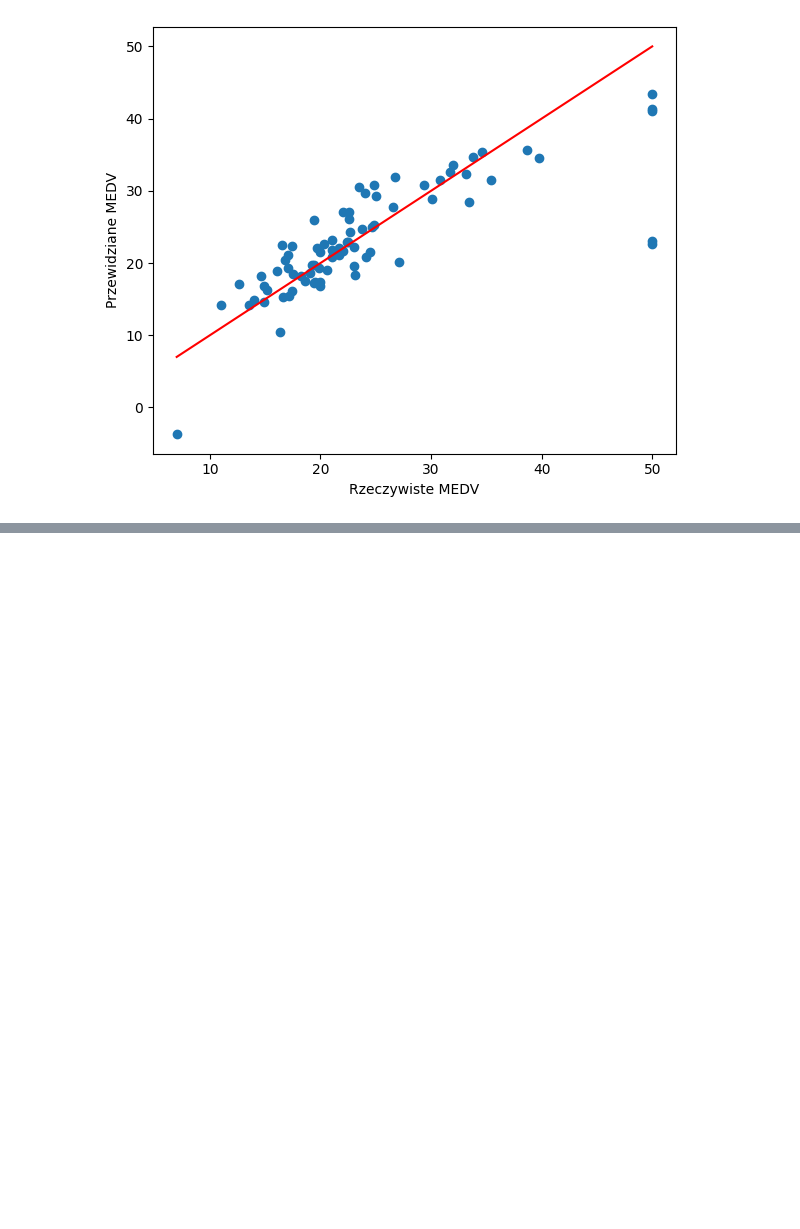
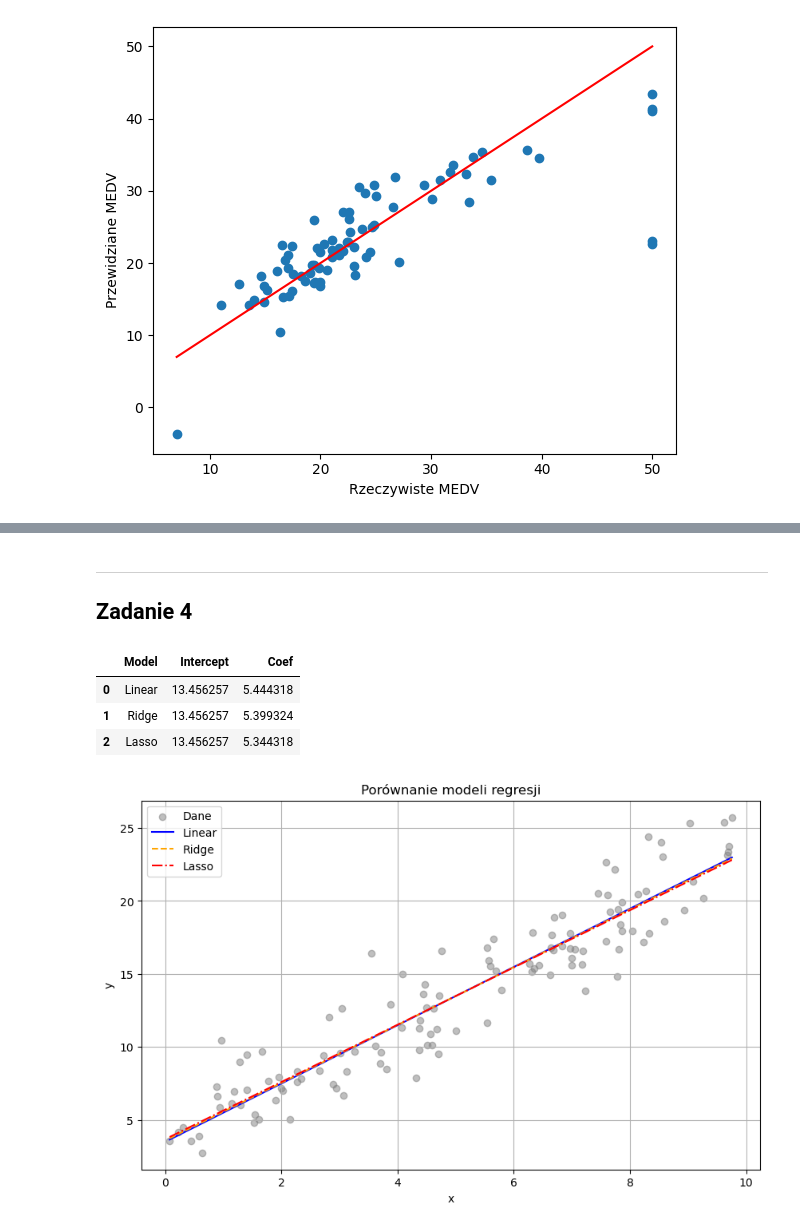
Before and after one commit to mathieuboro/Introduction_to_Machine_Learning, a Jupyter notebook: Lista3 - 275986_276011.ipynb, the cells around one changed output, grey strips where cells are left out. Saved outputs shown, nothing was run; the diff lists cells and outputs as text; code cells hidden in the pictures; blank space fills up the shorter version.

```diff
--- a/Lista3 - 275986_276011.ipynb
+++ b/Lista3 - 275986_276011.ipynb
@@ -202,0 +200,51 @@ display(metrics_compare)
+# %% [markdown]
+____
+## Zadanie 4
+# %%
+X = x.reshape(-1, 1)
+sigma2 = 5
+new_noise = rng.normal(0, sigma2, size=n)
+y = y + new_noise
+# Standaryzacja (ważne dla Ridge i Lasso)
+scaler = StandardScaler()
+X_scaled = scaler.fit_transform(X)
+
+# Dopasowanie modeli
+lr = LinearRegression().fit(X_scaled, y)
+ridge = Ridge(alpha=1.0).fit(X_scaled, y)
+lasso = Lasso(alpha=0.1).fit(X_scaled, y)
+
+# Porównanie współczynników
+coefs = pd.DataFrame({
+    'Model': ['Linear', 'Ridge', 'Lasso'],
+    'Intercept': [lr.intercept_, ridge.intercept_, lasso.intercept_],
+    'Coef': [lr.coef_[0], ridge.coef_[0], lasso.coef_[0]]
+})
+
+display(coefs)
+
+# Przewidywania
+x_sorted = np.sort(x)
+X_sorted_scaled = scaler.transform(x_sorted.reshape(-1, 1))
+
+y_pred_lr = lr.predict(X_sorted_scaled)
+y_pred_ridge = ridge.predict(X_sorted_scaled)
+y_pred_lasso = lasso.predict(X_sorted_scaled)
+
+plt.figure(figsize=(10, 6))
+plt.scatter(x, y, color='gray', alpha=0.5, label='Dane')
+plt.plot(x_sorted, y_pred_lr, label='Linear', color='blue')
+plt.plot(x_sorted, y_pred_ridge, label='Ridge', color='orange', linestyle = '--')
+plt.plot(x_sorted, y_pred_lasso, label='Lasso', color='red', linestyle = '-.')
+plt.title('Porównanie modeli regresji')
+plt.xlabel('x')
+plt.ylabel('y')
+plt.legend()
+plt.grid(True)
+plt.show()
+# %% [output]
+|  | Model | Intercept | Coef |
+| 0 | Linear | 13.456257 | 5.444318 |
+| 1 | Ridge | 13.456257 | 5.399324 |
+| 2 | Lasso | 13.456257 | 5.344318 |
+[figure, added]
```
Also changed, not shown: parts of 15 cells of this notebook.
